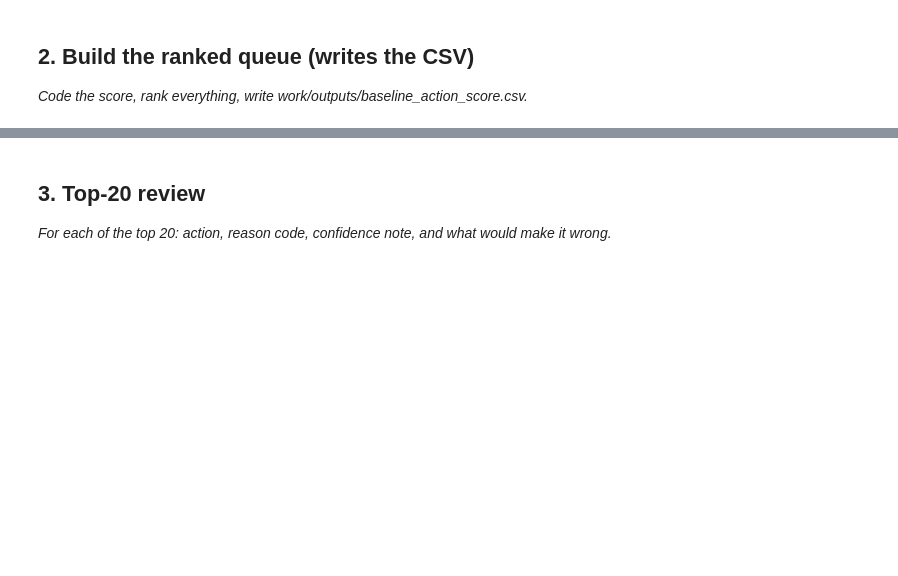
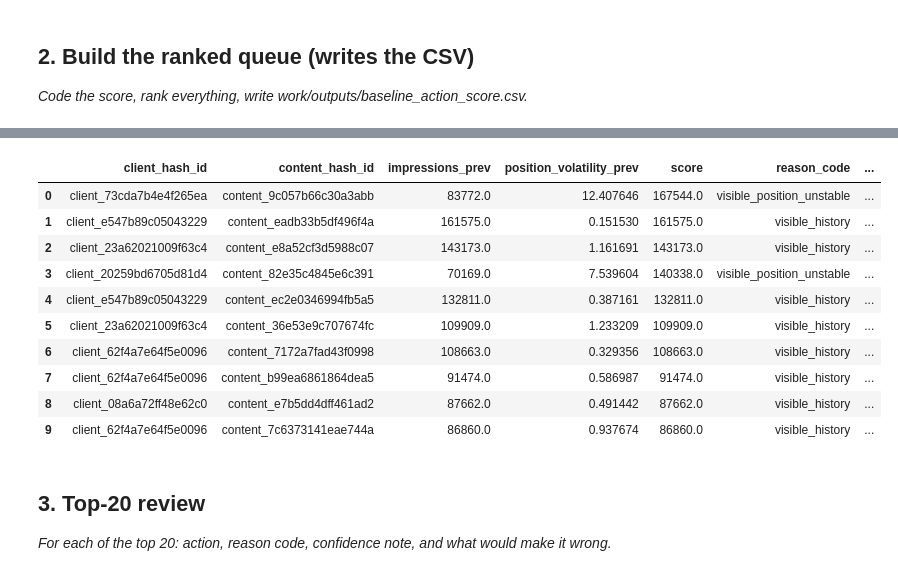
Before and after one commit to aniketp2005/FlyRank_StarterNotebook, a Jupyter notebook: work/notebooks/w04_baseline_score.ipynb, the cells around one changed output, grey strips where cells are left out. Cells and saved outputs as stored; diff of their text form; code cells hidden in the pictures; blank space fills up the shorter version.

```diff
--- a/work/notebooks/w04_baseline_score.ipynb
+++ b/work/notebooks/w04_baseline_score.ipynb
@@ -22,0 +115,78 @@ This skeleton is yours to fill. Work the sections **in order** — each one has
+# %%
+# This cell is for CODE (numbers, a query, a check).
+# Write your text answer in the cell ABOVE this one — typing sentences here breaks Run All.
+import numpy as np
+from pathlib import Path
+
+# Build baseline from the page-level data created earlier
+baseline = pages.copy()
+
+# Simple, transparent conditions
+baseline["visible"] = baseline["impressions_prev"] >= 500
+baseline["unstable"] = baseline["position_volatility_prev"] >= 5
+
+# Baseline score
+baseline["score"] = np.where(
+    baseline["visible"],
+    baseline["impressions_prev"] *
+    (1 + baseline["unstable"].astype(int)),
+    0
+)
+
+# ONE reason code per page
+baseline["reason_code"] = np.select(
+    [
+        baseline["visible"] & baseline["unstable"],
+        baseline["visible"]
+    ],
+    [
+        "visible_position_unstable",
+        "visible_history"
+    ],
+    default="below_review_threshold"
+)
+
+# Action
+baseline["action_label"] = np.where(
+    baseline["score"] > 0,
+    "REVIEW_FOR_REFRESH",
+    "MONITOR"
+)
+
+# Rank highest priority first
+queue = baseline.sort_values(
+    "score",
+    ascending=False
+).reset_index(drop=True)
+
+# Write required CSV
+output_dir = Path("work/outputs")
+output_dir.mkdir(parents=True, exist_ok=True)
+
+output_file = output_dir / "baseline_action_score.csv"
+
+queue[
+    [
+        "client_hash_id",
+        "content_hash_id",
+        "score",
+        "reason_code",
+        "action_label"
+    ]
+].to_csv(output_file, index=False)
+
+print("Rows in ranked queue:", len(queue))
+print("CSV written to:", output_file)
+
+queue[
+    [
+        "client_hash_id",
+        "content_hash_id",
+        "impressions_prev",
+        "position_volatility_prev",
+        "score",
+        "reason_code",
+        "action_label"
+    ]
+].head(10)
+# %% [output]
@@ -23,3 +195,14 @@ This skeleton is yours to fill. Work the sections **in order** — each one has
+|  | client_hash_id | content_hash_id | impressions_prev | position_volatility_prev | score | reason_code | ... |
+| 0 | client_73cda7b4e4f265ea | content_9c057b66c30a3abb | 83772.0 | 12.407646 | 167544.0 | visible_position_unstable | ... |
+| 1 | client_e547b89c05043229 | content_eadb33b5df496f4a | 161575.0 | 0.151530 | 161575.0 | visible_history | ... |
+| 2 | client_23a62021009f63c4 | content_e8a52cf3d5988c07 | 143173.0 | 1.161691 | 143173.0 | visible_history | ... |
+| 3 | client_20259bd6705d81d4 | content_82e35c4845e6c391 | 70169.0 | 7.539604 | 140338.0 | visible_position_unstable | ... |
+| 4 | client_e547b89c05043229 | content_ec2e0346994fb5a5 | 132811.0 | 0.387161 | 132811.0 | visible_history | ... |
+| 5 | client_23a62021009f63c4 | content_36e53e9c707674fc | 109909.0 | 1.233209 | 109909.0 | visible_history | ... |
+| 6 | client_62f4a7e64f5e0096 | content_7172a7fad43f0998 | 108663.0 | 0.329356 | 108663.0 | visible_history | ... |
+| 7 | client_62f4a7e64f5e0096 | content_b99ea6861864dea5 | 91474.0 | 0.586987 | 91474.0 | visible_history | ... |
+| 8 | client_08a6a72ff48e62c0 | content_e7b5dd4dff461ad2 | 87662.0 | 0.491442 | 87662.0 | visible_history | ... |
+| 9 | client_62f4a7e64f5e0096 | content_7c6373141eae744a | 86860.0 | 0.937674 | 86860.0 | visible_history | ... |
 # %% [markdown]
 ## 3. Top-20 review
 
```
Also changed, not shown: parts of 12 cells of this notebook, 8 other files.
